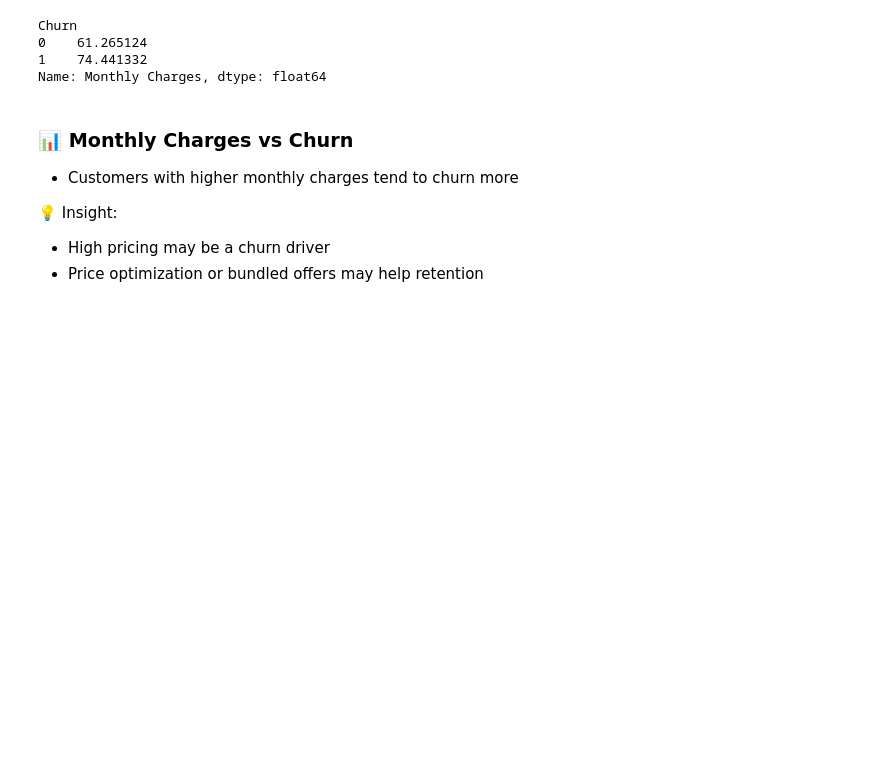
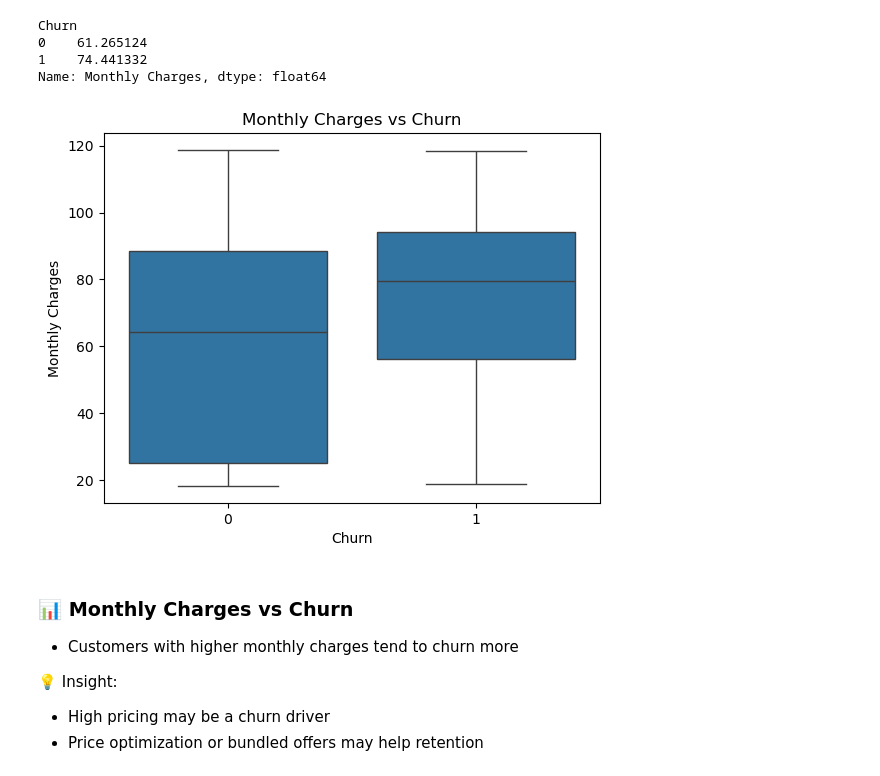
Before and after one commit to niharnandala/Telco-Churn-Prediction-Retention-ml, a Jupyter notebook: notebook/Telco_churn_project.ipynb, the cells around one changed output. Cells and saved outputs as stored; diff of their text form; code cells hidden in the pictures; blank space fills up the shorter version.

```diff
--- a/notebook/Telco_churn_project.ipynb
+++ b/notebook/Telco_churn_project.ipynb
@@ -401,6 +428,12 @@ Churn
 0    61.265124
 1    74.441332
 Name: Monthly Charges, dtype: float64
+# %%
+sns.boxplot(x='Churn', y='Monthly Charges', data=df)
+plt.title("Monthly Charges vs Churn")
+plt.show()
+# %% [output]
+[figure, added]
 # %% [markdown]
 ### 📊 Monthly Charges vs Churn
 
```
Also changed, not shown: parts of 72 cells of this notebook.
